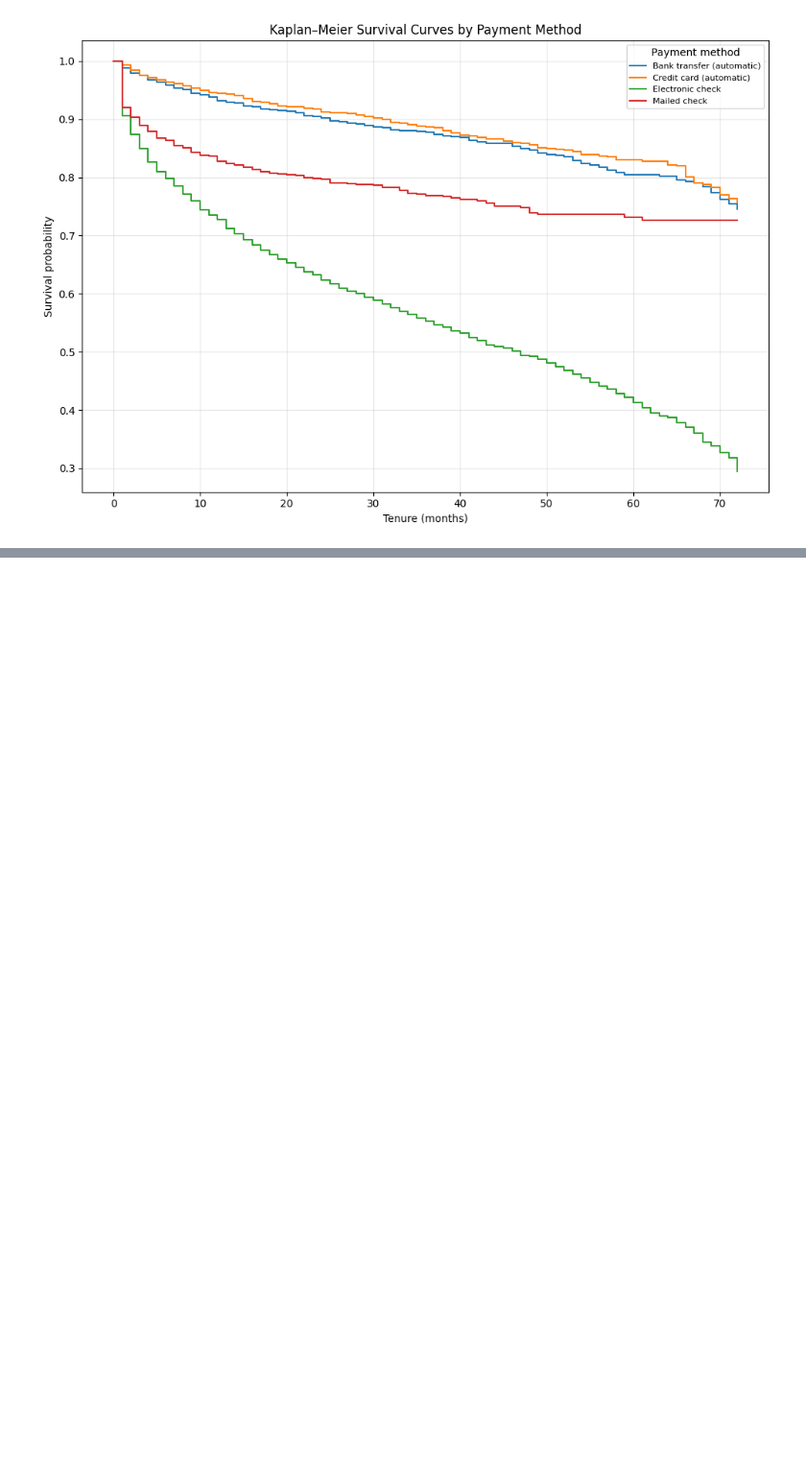
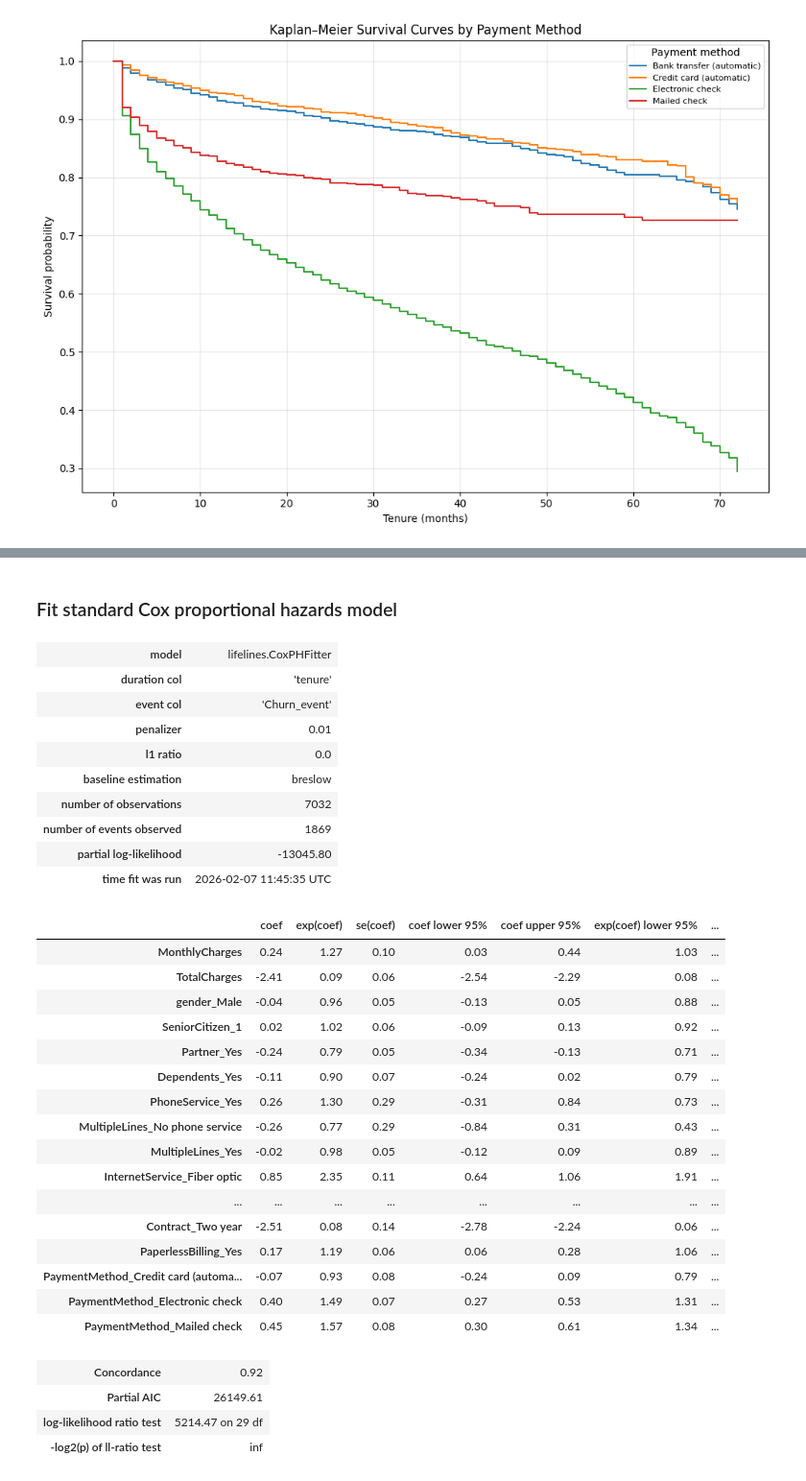
Before and after one commit to nawshinnasir/Statistics_Project_02, a Jupyter notebook: survival_analysis.ipynb, the cells around one changed output, grey strips where cells are left out. Shown at 96% size. Drawn from its saved outputs; the diff is of its cells as text; code cells hidden in the pictures; blank space fills up the shorter version.

```diff
--- a/survival_analysis.ipynb
+++ b/survival_analysis.ipynb
@@ -224,0 +227,18 @@ plt.show()
+# %%
+# Choose covariates: demographics + services + account info
+categorical_cols = [
+    "gender", "SeniorCitizen", "Partner", "Dependents",
+    "PhoneService", "MultipleLines", "InternetService",
+    "OnlineSecurity", "OnlineBackup", "DeviceProtection",
+    "TechSupport", "StreamingTV", "StreamingMovies",
+    "Contract", "PaperlessBilling", "PaymentMethod"
+]
+
+numeric_cols = ["tenure", "MonthlyCharges", "TotalCharges"]
+
+# One-hot encode categorical variables (drop first to avoid collinearity)
+df_encoded = pd.get_dummies(df,
+                            columns=categorical_cols,
+                            drop_first=True)
+
+df_encoded.head()
@@ -224,0 +277,40 @@ plt.show()
+# %% [markdown]
+### Fit standard Cox proportional hazards model
+# %%
+from lifelines import CoxPHFitter
+
+cph = CoxPHFitter(penalizer=0.01)
+cph.fit(cox_df, duration_col=time_col, event_col="Churn_event")
+cph.print_summary()
+# %% [output]
+| model | lifelines.CoxPHFitter |
+| duration col | 'tenure' |
+| event col | 'Churn_event' |
+| penalizer | 0.01 |
+| l1 ratio | 0.0 |
+| baseline estimation | breslow |
+| number of observations | 7032 |
+| number of events observed | 1869 |
+| partial log-likelihood | -13045.80 |
+| time fit was run | 2026-02-07 11:45:35 UTC |
+|  | coef | exp(coef) | se(coef) | coef lower 95% | coef upper 95% | exp(coef) lower 95% | ... |
+| MonthlyCharges | 0.24 | 1.27 | 0.10 | 0.03 | 0.44 | 1.03 | ... |
+| TotalCharges | -2.41 | 0.09 | 0.06 | -2.54 | -2.29 | 0.08 | ... |
+| gender_Male | -0.04 | 0.96 | 0.05 | -0.13 | 0.05 | 0.88 | ... |
+| SeniorCitizen_1 | 0.02 | 1.02 | 0.06 | -0.09 | 0.13 | 0.92 | ... |
+| Partner_Yes | -0.24 | 0.79 | 0.05 | -0.34 | -0.13 | 0.71 | ... |
+| Dependents_Yes | -0.11 | 0.90 | 0.07 | -0.24 | 0.02 | 0.79 | ... |
+| PhoneService_Yes | 0.26 | 1.30 | 0.29 | -0.31 | 0.84 | 0.73 | ... |
+| MultipleLines_No phone service | -0.26 | 0.77 | 0.29 | -0.84 | 0.31 | 0.43 | ... |
+| MultipleLines_Yes | -0.02 | 0.98 | 0.05 | -0.12 | 0.09 | 0.89 | ... |
+| InternetService_Fiber optic | 0.85 | 2.35 | 0.11 | 0.64 | 1.06 | 1.91 | ... |
+| ... | ... | ... | ... | ... | ... | ... | ... |
+| Contract_Two year | -2.51 | 0.08 | 0.14 | -2.78 | -2.24 | 0.06 | ... |
+| PaperlessBilling_Yes | 0.17 | 1.19 | 0.06 | 0.06 | 0.28 | 1.06 | ... |
+| PaymentMethod_Credit card (automa... | -0.07 | 0.93 | 0.08 | -0.24 | 0.09 | 0.79 | ... |
+| PaymentMethod_Electronic check | 0.40 | 1.49 | 0.07 | 0.27 | 0.53 | 1.31 | ... |
+| PaymentMethod_Mailed check | 0.45 | 1.57 | 0.08 | 0.30 | 0.61 | 1.34 | ... |
+| Concordance | 0.92 |
+| Partial AIC | 26149.61 |
+| log-likelihood ratio test | 5214.47 on 29 df |
+| -log2(p) of ll-ratio test | inf |
```
Also changed, not shown: parts of 6 cells of this notebook, 1 other file.
